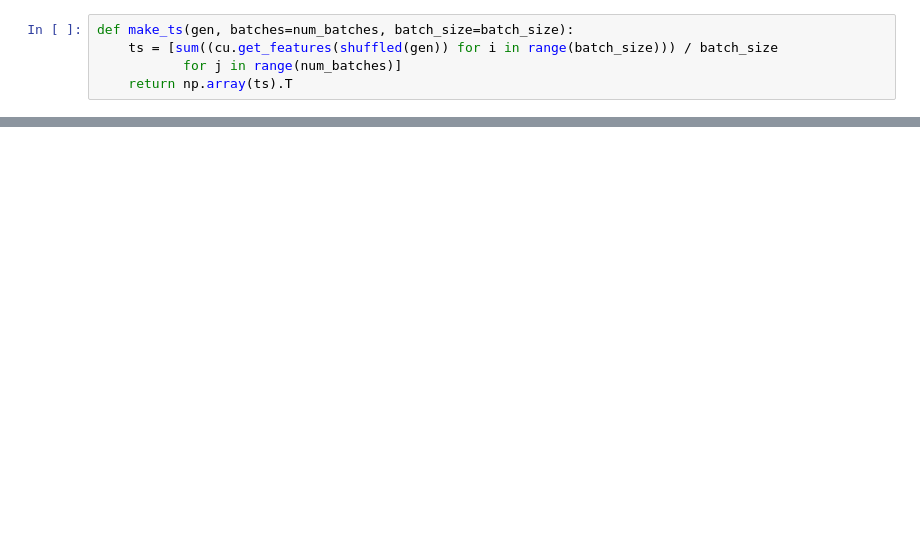
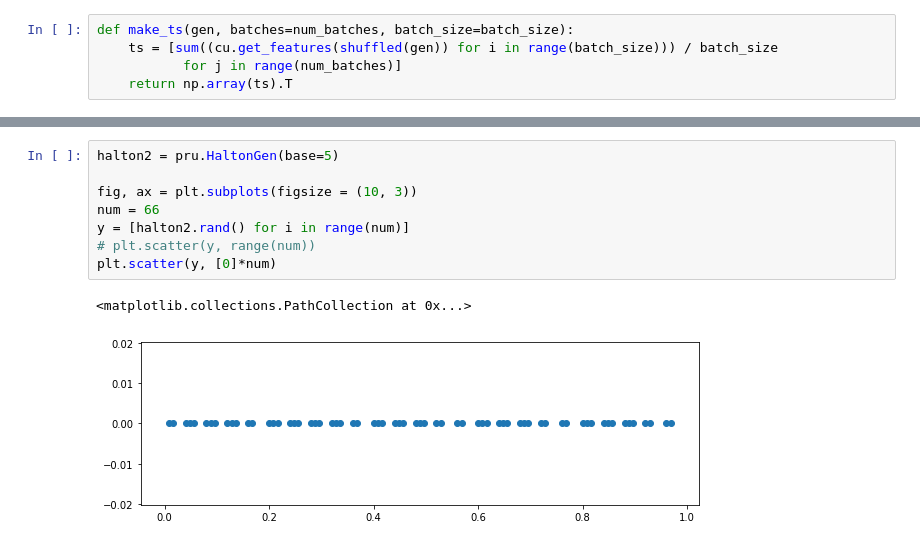
Before and after one commit to Hubert51/Randomness_Test, a Jupyter notebook: exploration/PRNG exploration.ipynb, the cells around one changed output, grey strips where cells are left out. Drawn from its saved outputs; the diff is of its cells as text; blank space fills up the shorter version.

```diff
--- a/exploration/PRNG exploration.ipynb
+++ b/exploration/PRNG exploration.ipynb
@@ -107,0 +76,11 @@ p19+                  0.014450999999999992  0.024847222222222222 -0.010396222222
+# %%
+halton2 = pru.HaltonGen(base=5)
+
+fig, ax = plt.subplots(figsize = (10, 3))
+num = 66
+y = [halton2.rand() for i in range(num)]
+# plt.scatter(y, range(num))
+plt.scatter(y, [0]*num)
+# %% [output]
+<matplotlib.collections.PathCollection at 0x...>
+[figure, added]
```
Also changed, not shown: parts of 17 cells of this notebook, 7 other files.
